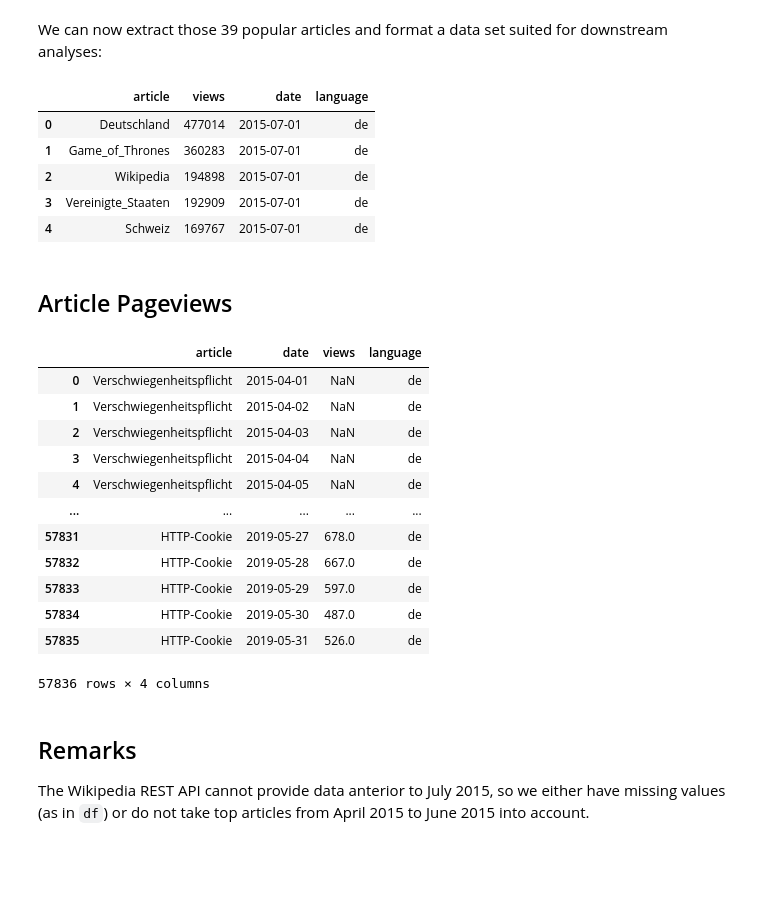
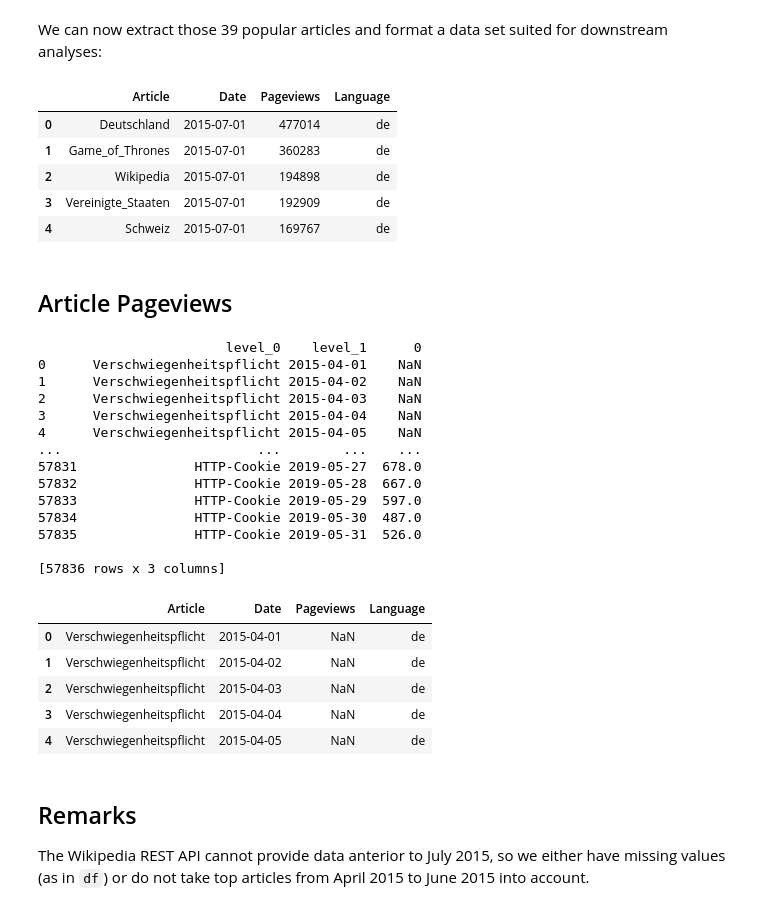
Before and after one commit to epfl-ada/ada-2020-project-milestone-p3-p3_studybuddy, a Jupyter notebook: MilestoneP3.ipynb, the cells around one changed output. Drawn from its saved outputs; the diff is of its cells as text; code cells hidden in the pictures; blank space fills up the shorter version.

```diff
--- a/MilestoneP3.ipynb
+++ b/MilestoneP3.ipynb
@@ -257,46 +257,55 @@ ctrl = top[top.article.isin(selection)].reset_index(drop=True).copy()
 ctrl['date'] = list(map(lambda tpl: f'{tpl[0]}-{tpl[1]}', zip(ctrl.year, ctrl.month)))
 ctrl.date = pd.to_datetime(ctrl.date)
 # Keep relevant columns
-ctrl = ctrl[['article', 'views', 'date', 'language']]
+ctrl = ctrl[['article', 'date', 'views', 'language']]
+ctrl.columns = ['Article', 'Date', 'Pageviews', 'Language']
 
 ctrl.head()
 # %% [output]
-|  | article | views | date | language |
-| 0 | Deutschland | 477014 | 2015-07-01 | de |
-| 1 | Game_of_Thrones | 360283 | 2015-07-01 | de |
-| 2 | Wikipedia | 194898 | 2015-07-01 | de |
-| 3 | Vereinigte_Staaten | 192909 | 2015-07-01 | de |
-| 4 | Schweiz | 169767 | 2015-07-01 | de |
+|  | Article | Date | Pageviews | Language |
+| 0 | Deutschland | 2015-07-01 | 477014 | de |
+| 1 | Game_of_Thrones | 2015-07-01 | 360283 | de |
+| 2 | Wikipedia | 2015-07-01 | 194898 | de |
+| 3 | Vereinigte_Staaten | 2015-07-01 | 192909 | de |
+| 4 | Schweiz | 2015-07-01 | 169767 | de |
 # %% [markdown]
 ## Article Pageviews
 # %%
 # Helper function
 def format_dataset(df, language):
     out = pd.DataFrame(df.unstack()).reset_index()
-    out.columns = ['article', 'date', 'views']
-    out['language'] = language
+    print(out)
+    out.columns = ['Article', 'Date', 'Pageviews']
+    out['Language'] = language
     return out
 # %%
 # We use the helper function "request" defined above
 # and the list of keywords also loaded above
 df = request(keywords, language)
 df = format_dataset(df, language)
 
-df
+df.head()
 # %% [output]
+                        level_0    level_1      0
+0      Verschwiegenheitspflicht 2015-04-01    NaN
+1      Verschwiegenheitspflicht 2015-04-02    NaN
+2      Verschwiegenheitspflicht 2015-04-03    NaN
+3      Verschwiegenheitspflicht 2015-04-04    NaN
+4      Verschwiegenheitspflicht 2015-04-05    NaN
+...                         ...        ...    ...
+57831               HTTP-Cookie 2019-05-27  678.0
+57832               HTTP-Cookie 2019-05-28  667.0
+57833               HTTP-Cookie 2019-05-29  597.0
+57834               HTTP-Cookie 2019-05-30  487.0
+57835               HTTP-Cookie 2019-05-31  526.0
+
+[57836 rows x 3 columns]
-|  | article | date | views | language |
+|  | Article | Date | Pageviews | Language |
 | 0 | Verschwiegenheitspflicht | 2015-04-01 | NaN | de |
 | 1 | Verschwiegenheitspflicht | 2015-04-02 | NaN | de |
 | 2 | Verschwiegenheitspflicht | 2015-04-03 | NaN | de |
 | 3 | Verschwiegenheitspflicht | 2015-04-04 | NaN | de |
 | 4 | Verschwiegenheitspflicht | 2015-04-05 | NaN | de |
-| ... | ... | ... | ... | ... |
-| 57831 | HTTP-Cookie | 2019-05-27 | 678.0 | de |
-| 57832 | HTTP-Cookie | 2019-05-28 | 667.0 | de |
-| 57833 | HTTP-Cookie | 2019-05-29 | 597.0 | de |
-| 57834 | HTTP-Cookie | 2019-05-30 | 487.0 | de |
-| 57835 | HTTP-Cookie | 2019-05-31 | 526.0 | de |
-57836 rows × 4 columns
 # %% [markdown]
 ## Remarks
 
```
Also changed, not shown: parts of 24 cells of this notebook.
